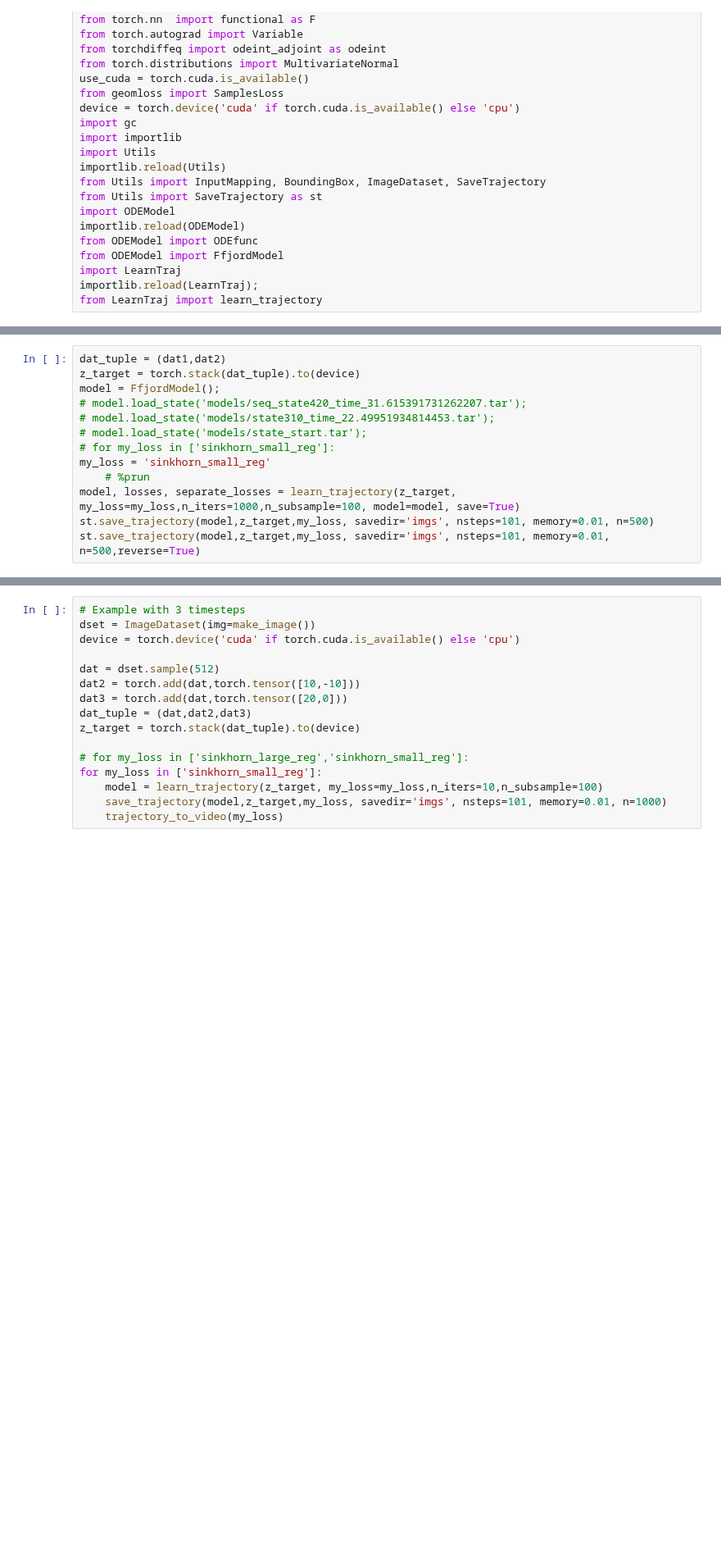
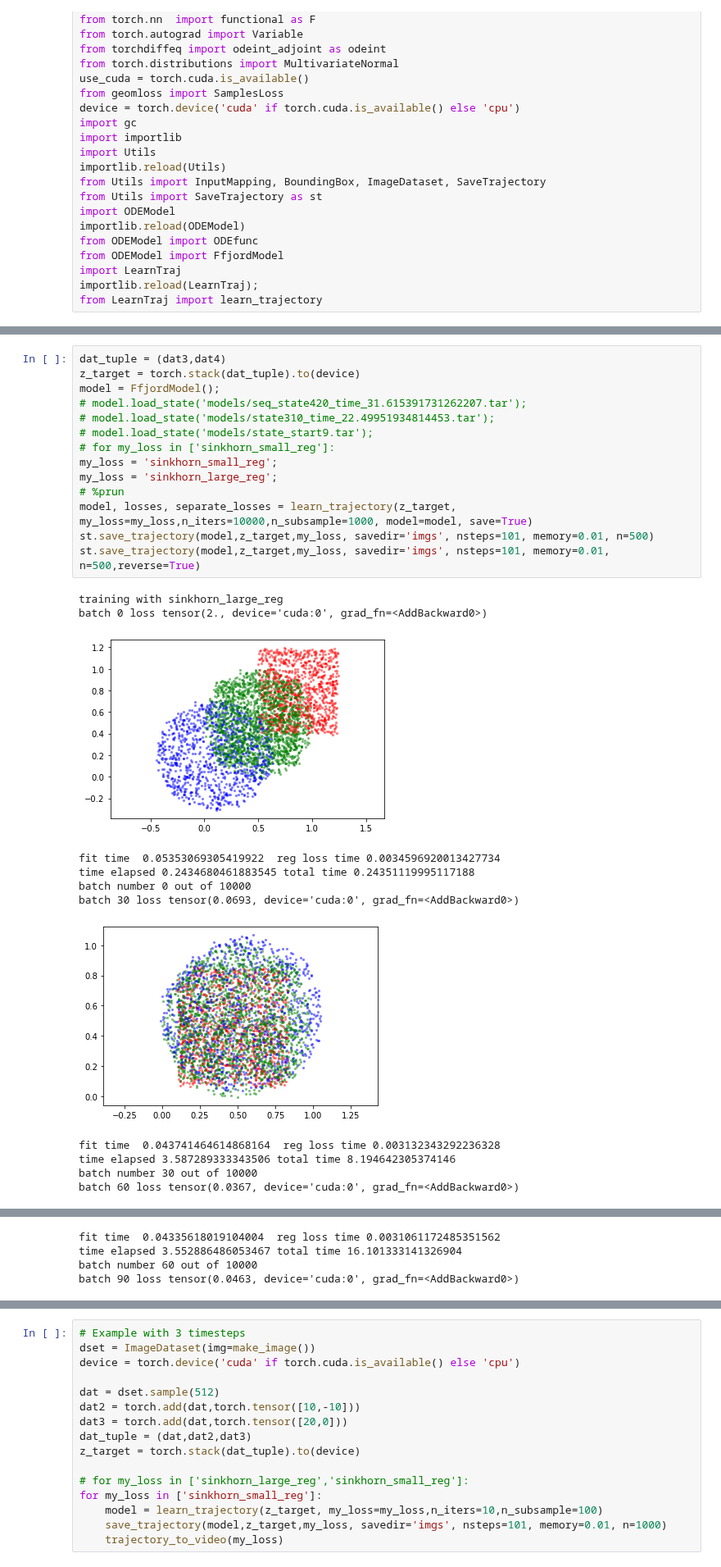
Before and after one commit to pzpzpzp1/wassflow, a Jupyter notebook: cnf-sinkhorn-demo.ipynb, the cells around one changed output, grey strips where cells are left out. Shown at 82% size. Saved outputs shown, nothing was run; the diff lists cells and outputs as text; blank space fills up the shorter version.

```diff
--- a/cnf-sinkhorn-demo.ipynb
+++ b/cnf-sinkhorn-demo.ipynb
@@ -56,13 +61,27 @@ plt.show()
 # %%
-dat_tuple = (dat1,dat2)
+dat_tuple = (dat3,dat4)
 z_target = torch.stack(dat_tuple).to(device)
 model = FfjordModel();
 # model.load_state('models/seq_state420_time_31.615391731262207.tar');
 # model.load_state('models/state310_time_22.49951934814453.tar');
-# model.load_state('models/state_start.tar');
+# model.load_state('models/state_start9.tar');
 # for my_loss in ['sinkhorn_small_reg']:
-my_loss = 'sinkhorn_small_reg'
-    # %prun
-model, losses, separate_losses = learn_trajectory(z_target, my_loss=my_loss,n_iters=1000,n_subsample=100, model=model, save=True)
+my_loss = 'sinkhorn_small_reg';
+my_loss = 'sinkhorn_large_reg';
+# %prun
+model, losses, separate_losses = learn_trajectory(z_target, my_loss=my_loss,n_iters=10000,n_subsample=1000, model=model, save=True)
 st.save_trajectory(model,z_target,my_loss, savedir='imgs', nsteps=101, memory=0.01, n=500)
 st.save_trajectory(model,z_target,my_loss, savedir='imgs', nsteps=101, memory=0.01, n=500,reverse=True)
+# %% [output]
+training with sinkhorn_large_reg
+batch 0 loss tensor(2., device='cuda:0', grad_fn=<AddBackward0>)
+[figure, added]
+fit time  0.05353069305419922  reg loss time 0.0034596920013427734
+time elapsed 0.2434680461883545 total time 0.24351119995117188
+batch number 0 out of 10000
+batch 30 loss tensor(0.0693, device='cuda:0', grad_fn=<AddBackward0>)
+[figure, added]
+fit time  0.043741464614868164  reg loss time 0.003132343292236328
+time elapsed 3.587289333343506 total time 8.194642305374146
+batch number 30 out of 10000
+batch 60 loss tensor(0.0367, device='cuda:0', grad_fn=<AddBackward0>)
@@ -68,0 +89,4 @@ st.save_trajectory(model,z_target,my_loss, savedir='imgs', nsteps=101, memory=0.
+fit time  0.04335618019104004  reg loss time 0.0031061172485351562
+time elapsed 3.552886486053467 total time 16.101333141326904
+batch number 60 out of 10000
+batch 90 loss tensor(0.0463, device='cuda:0', grad_fn=<AddBackward0>)
```
Also changed, not shown: parts of 5 cells of this notebook, 4 other files.
